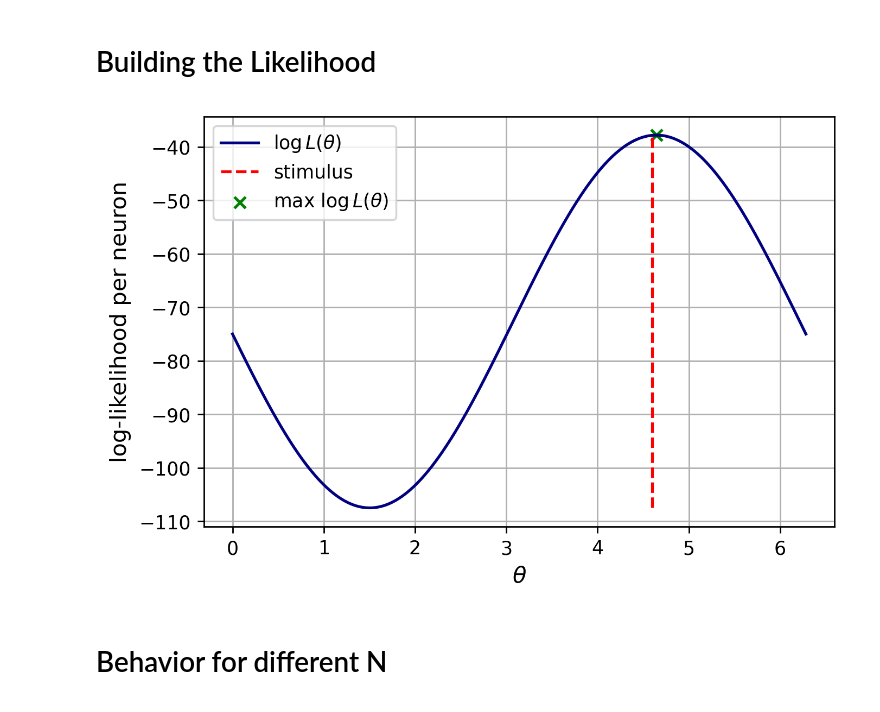
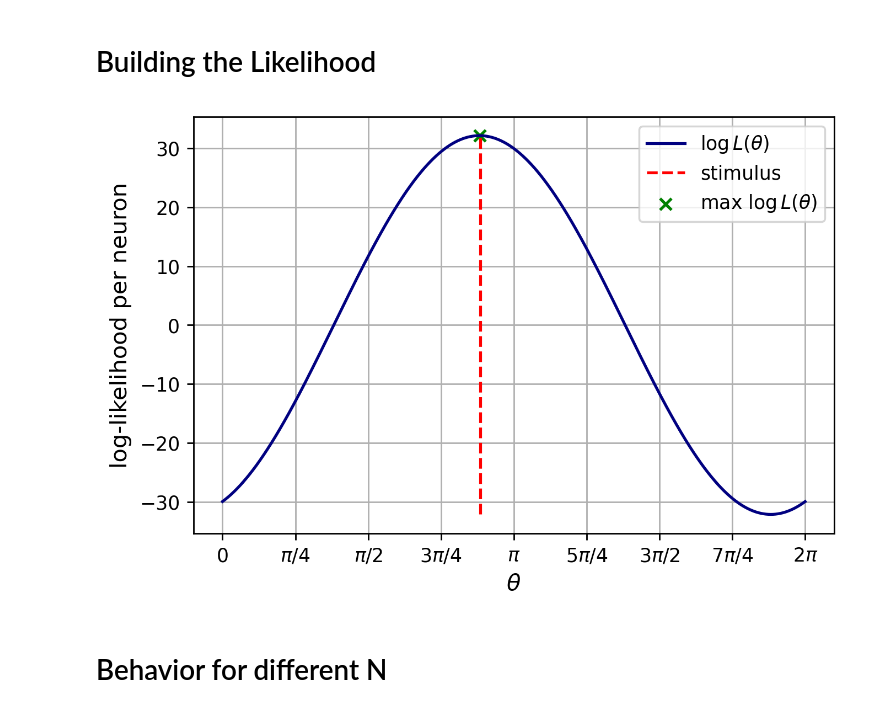
Before and after one commit to aGiorlandino/Theoretical_Neuroscience_ENS, a Jupyter notebook: Likelihood_estimator.ipynb, the cells around one changed output. Saved outputs shown, nothing was run; the diff lists cells and outputs as text; code cells hidden in the pictures.

```diff
--- a/Likelihood_estimator.ipynb
+++ b/Likelihood_estimator.ipynb
@@ -2,50 +2,50 @@
 import numpy as np
 import matplotlib.pyplot as plt
 
-def log_f(theta, theta_tune, kappa=3):
-    return kappa*(np.cos(theta-theta_tune)-1)
-
-def simulated_response(log_f, N, Rmin=10, Rmax=60, C=1):
+def simulated_response(theta, theta_tune, N,  C=1, kappa=3):
+    Rmax=60
     t=1 #s
-    Rmax= 60 #imp/s
-    response = np.random.poisson(lam=np.exp(log_f)*Rmax*t*C+Rmin, size=N)
+    f = np.exp(kappa*(np.cos(theta-theta_tune)-1))
+    response = np.random.poisson(lam=f*Rmax*t*C, size=N)
     return response
 
-def log_likelihood(response, theta, theta_tune):
-    return np.dot(response, log_f(theta, theta_tune))
+def false_alarm_response(N):
+    Rmin=10
+    t=1 #s
+    response = np.random.poisson(lam=Rmin*t, size=N)
+    return response
+
+def log_likelihood(response, theta, theta_tune, kappa=3):
+    return np.dot(response, kappa*(np.cos(np.ones(np.shape(theta_tune))*theta-theta_tune)))
 # %% [markdown]
 # Building the Likelihood
 # %%
-N = 300
+N = 720
 
-theta_range = np.linspace(0, 2*np.pi, 1000)
+theta_range = np.linspace(0, 2*np.pi, 10000)
 theta_tune = np.random.choice(theta_range, size=N)
 
 random_theta = np.random.choice(theta_range)
-response = simulated_response(log_f(random_theta, theta_tune, kappa=3), N)
+response = simulated_response(theta=random_theta, theta_tune=theta_tune , N=N, C=1)
 
 
-
-full_log_likelihood=[]
-for theta in theta_range:
-    full_log_likelihood.append(log_likelihood(response, theta, theta_tune))
-
-full_log_likelihood=np.array(full_log_likelihood)
+full_log_likelihood=np.array([log_likelihood(response, theta=theta, theta_tune=theta_tune) for theta in theta_range])
 
 plt.figure(dpi=250)
 plt.plot(theta_range, full_log_likelihood/N, label="$\log L(\\theta)$", c="navy")
 plt.vlines(x=random_theta, ymin=np.min(full_log_likelihood/N),
                 ymax=np.max(full_log_likelihood/N), color="red",
                 linestyles='dashed', label="stimulus")
 plt.scatter(theta_range[np.argmax(full_log_likelihood)],
                 np.max(full_log_likelihood)/N, c="g", marker="x",
                 label="max $\log L(\\theta)$")
 plt.xlabel("$\\theta$", fontsize=12)
 plt.ylabel("log-likelihood per neuron", fontsize=12)
+plt.xticks([n*np.pi/4 for n in range(9)], labels=["0", "$\pi/4$", "$\pi/2$", "$3\pi/4$", "$\pi$", "$5\pi/4$","$3\pi/2$", "$7\pi/4$","$2\pi$"], )
 plt.legend()
 plt.grid()
 # %% [output]
-[figure, old version]
+[figure, new version]
 # %% [markdown]
 # Behavior for different N
 # %%
```
Also changed, not shown: parts of 7 cells of this notebook, 5 other files.
